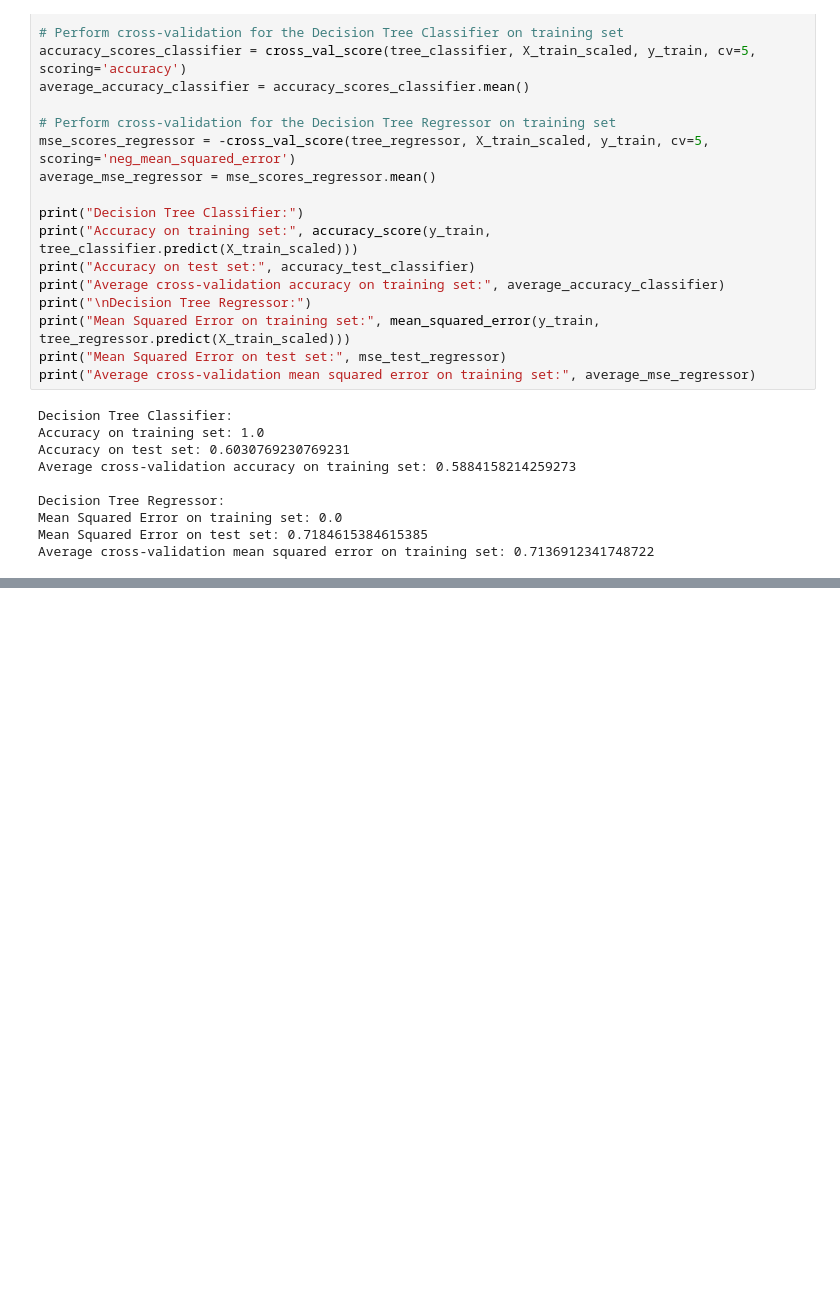
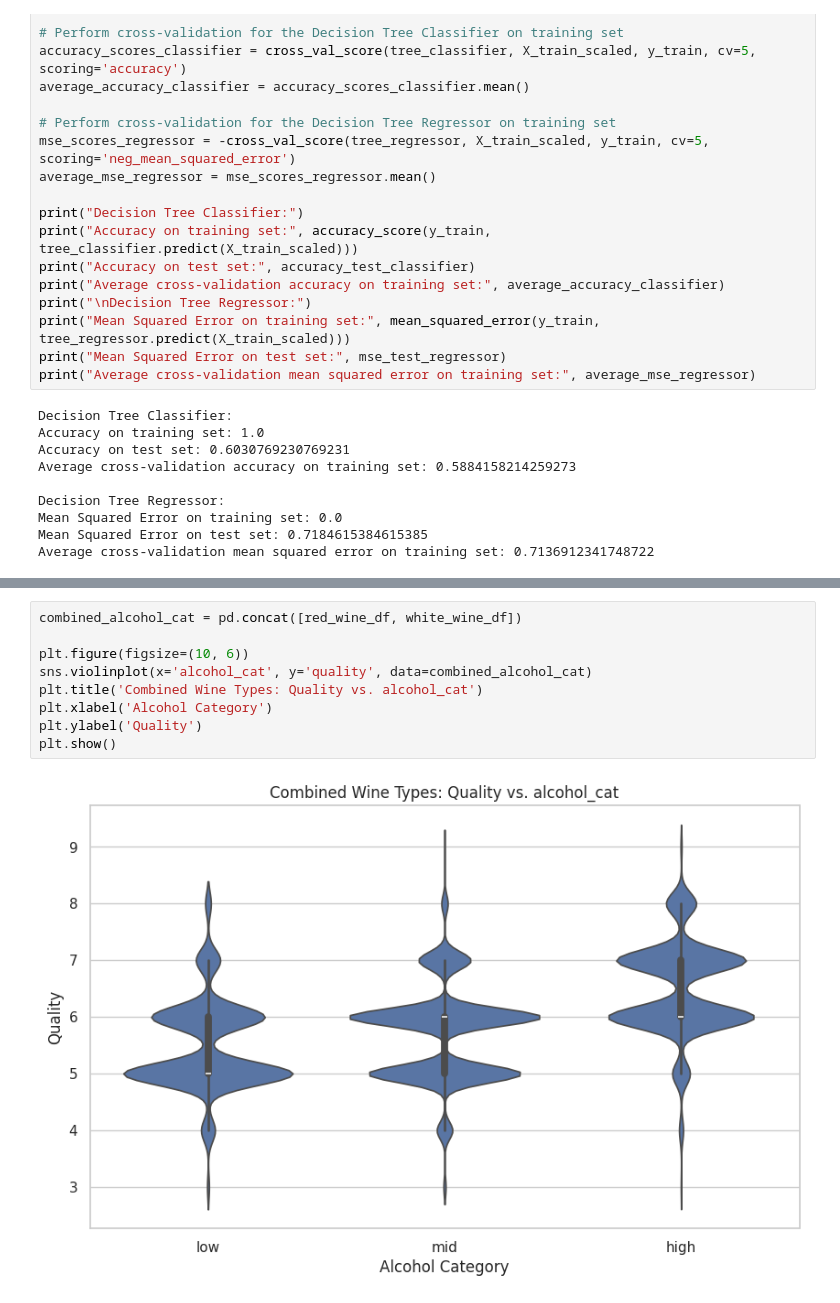
Before and after one commit to SrivikramMV/CSC2031, a Jupyter notebook: CSC2034_R2.ipynb, the cells around one changed output, grey strips where cells are left out. Drawn from its saved outputs; the diff is of its cells as text; blank space fills up the shorter version.

```diff
--- a/CSC2034_R2.ipynb
+++ b/CSC2034_R2.ipynb
@@ -577,0 +587,11 @@ Average cross-validation mean squared error on training set: 0.7136912341748722
+# %%
+combined_alcohol_cat = pd.concat([red_wine_df, white_wine_df])
+
+plt.figure(figsize=(10, 6))
+sns.violinplot(x='alcohol_cat', y='quality', data=combined_alcohol_cat)
+plt.title('Combined Wine Types: Quality vs. alcohol_cat')
+plt.xlabel('Alcohol Category')
+plt.ylabel('Quality')
+plt.show()
+# %% [output]
+[figure, added]
```
Also changed, not shown: parts of 1 cell of this notebook.
